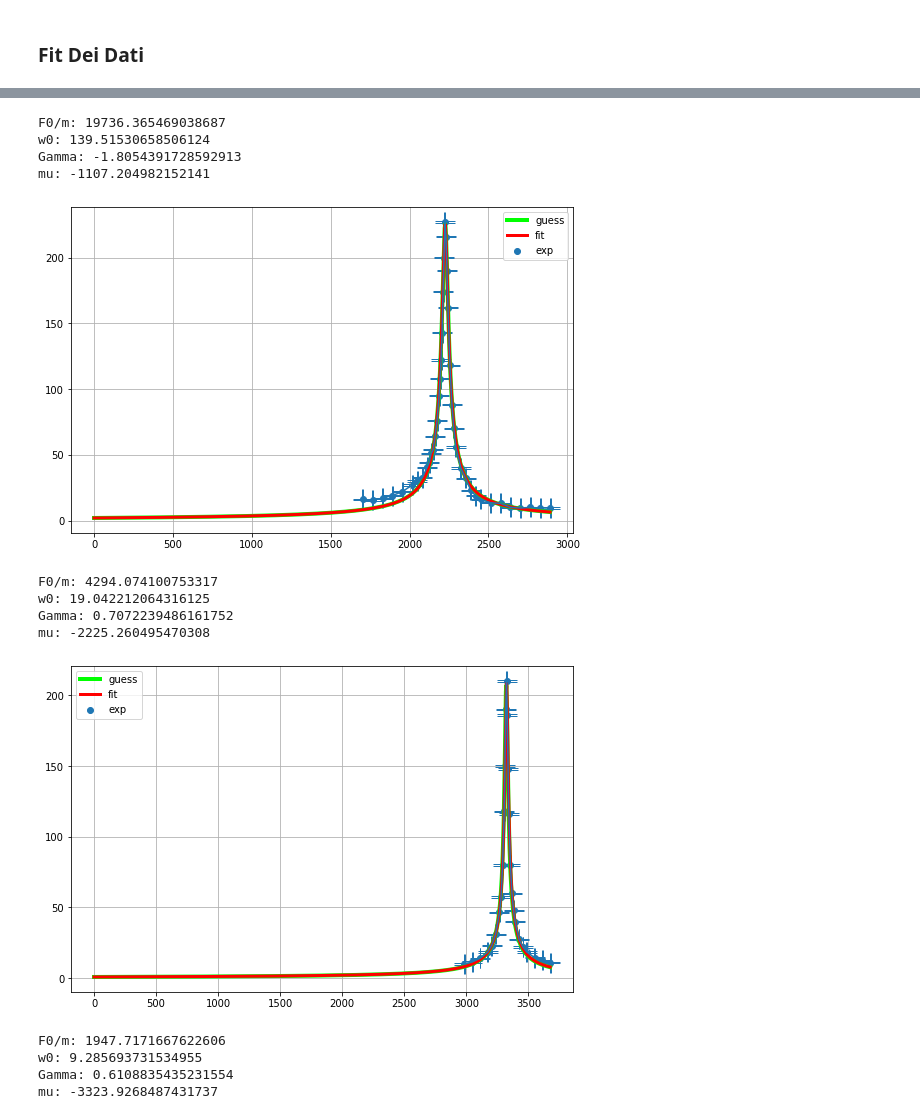
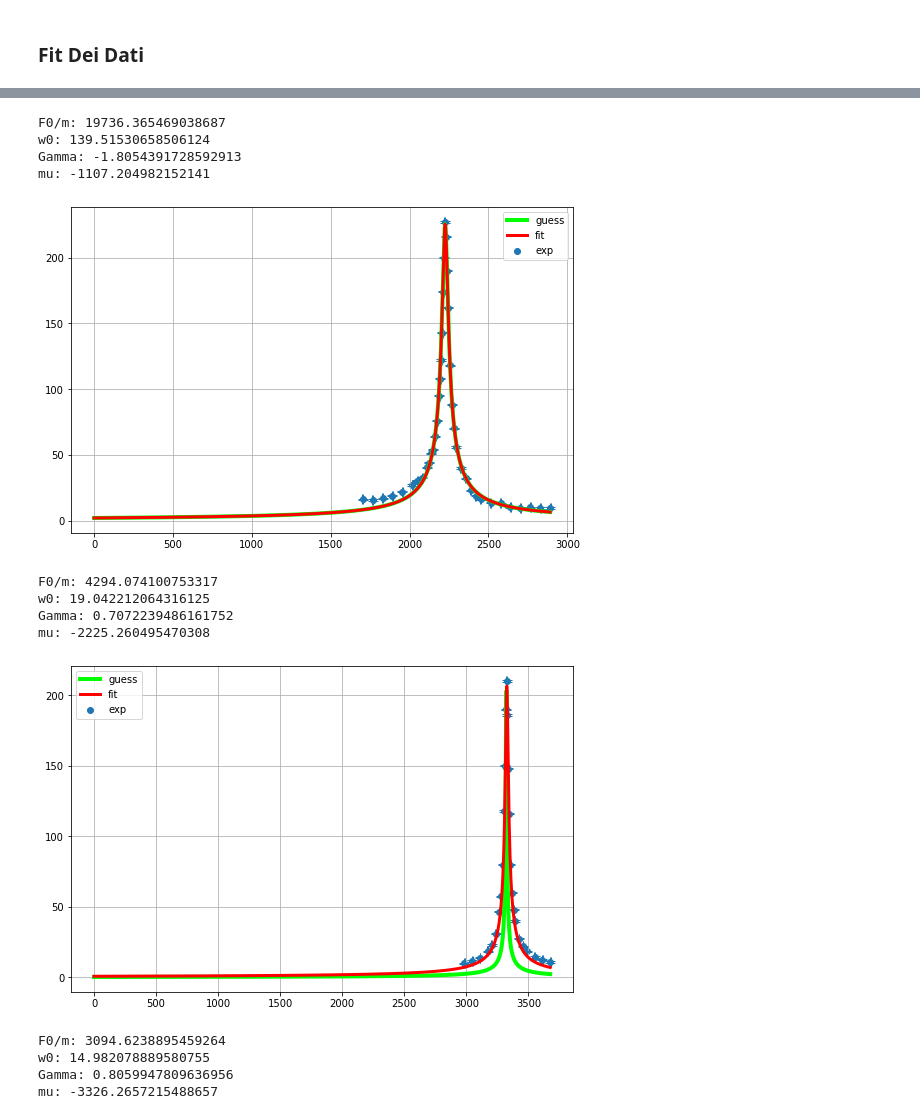
Before and after one commit to generalemike/Laboratorio-Fisica, a Jupyter notebook: EsperimentoCavitaAcustica/colab_tubo_(1).ipynb, the cells around one changed output, grey strips where cells are left out. Cells and saved outputs as stored; diff of their text form; code cells hidden in the pictures.

```diff
--- a/EsperimentoCavitaAcustica/colab_tubo_(1).ipynb
+++ b/EsperimentoCavitaAcustica/colab_tubo_(1).ipynb
@@ -427,7 +402,7 @@ def fitplot(a, w_0, gamma, p, data):
   plt.show()
 
   plt.figure(figsize=(9, 6))
-  plt.errorbar(x, y, xerr=3.14, yerr=0.5, capsize=10)
+  plt.errorbar(x, y, xerr=[3.14]*len(x), yerr=[0.5]*len(y), capsize=5, linestyle="None")
   plt.scatter(x, y, label="exp")
   plt.plot(sample_x, funzione_fit(beta0, sample_x), color=[0, 1, 0], linewidth=4, label="guess")
   plt.plot(sample_x, funzione_fit(out.beta, sample_x), color=[1,0,0], linewidth=3, label="fit")
@@ -441,5 +416,5 @@ def fitplot(a, w_0, gamma, p, data):
 # %%
 fitplot(22807.343162796435, 161.2238980305886, -2.0661695423586703, -1107.2050291242774, [x,y])
 fitplot(4123.81566454071, 18.2871773805663, 0.6933407959515427, -2225.260411424086, [k, j])
-fitplot(2622.4975223290216, 12.641104626318063, 0.6928755429365164, -3321.6293511487843, [p, u])
+fitplot(2622.4975223290216, 12.641104626318063, 1.6928755429365164, -3321.6293511487843, [p, u])
 # %% [output]
@@ -447,16 +422,16 @@ fitplot(2622.4975223290216, 12.641104626318063, 0.6928755429365164, -3321.629351
 F0/m: 19736.365469038687
 w0: 139.51530658506124
 Gamma: -1.8054391728592913
 mu: -1107.204982152141
-[figure, old version]
+[figure, new version]
 F0/m: 4294.074100753317
 w0: 19.042212064316125
 Gamma: 0.7072239486161752
 mu: -2225.260495470308
-[figure, old version]
+[figure, new version]
-F0/m: 1947.7171667622606
-w0: 9.285693731534955
-Gamma: 0.6108835435231554
-mu: -3323.9268487431737
+F0/m: 3094.6238895459264
+w0: 14.982078889580755
+Gamma: 0.8059947809636956
+mu: -3326.2657215488657
 # %%
 9.285693731534955 / (2 * 0.6108835435231554)
```
Also changed, not shown: parts of 9 cells of this notebook.
